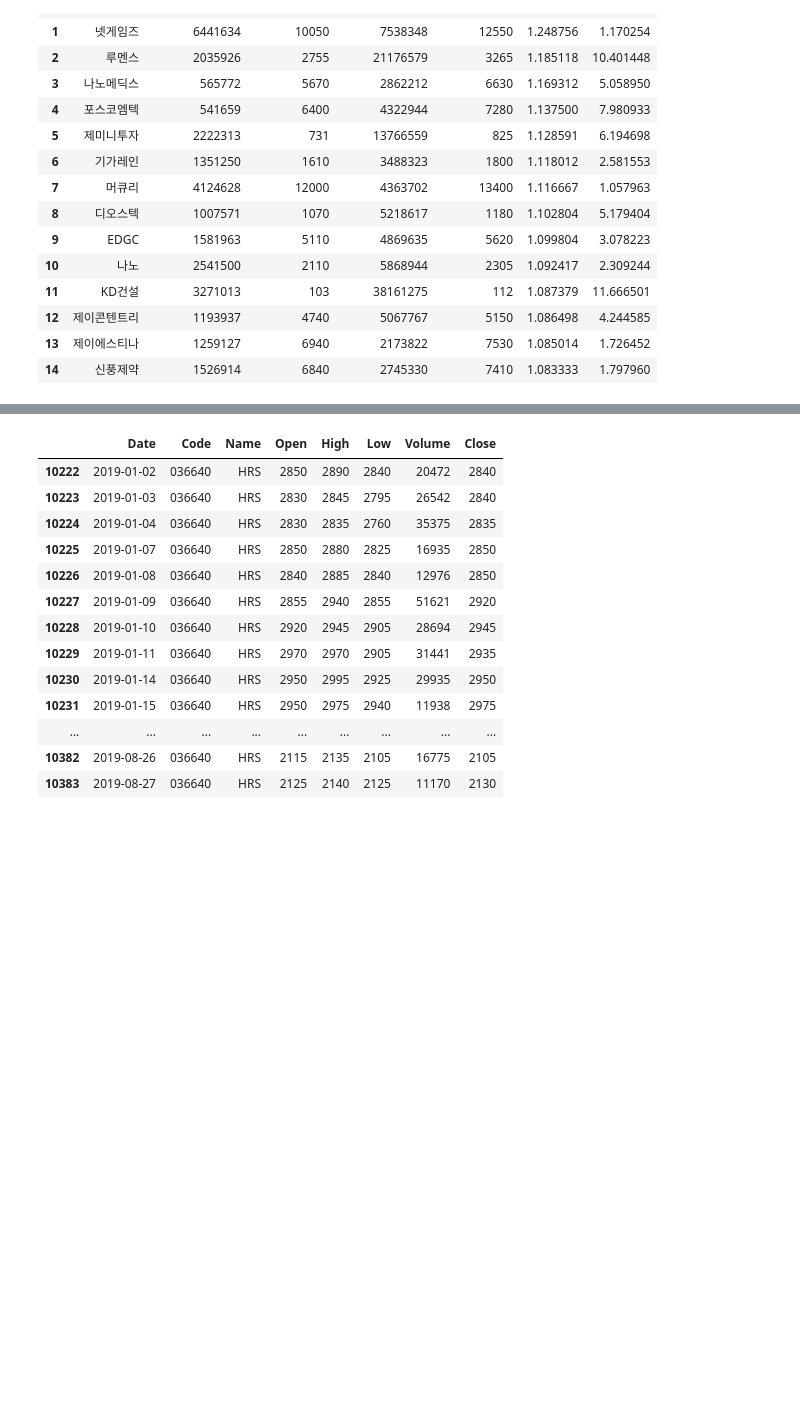
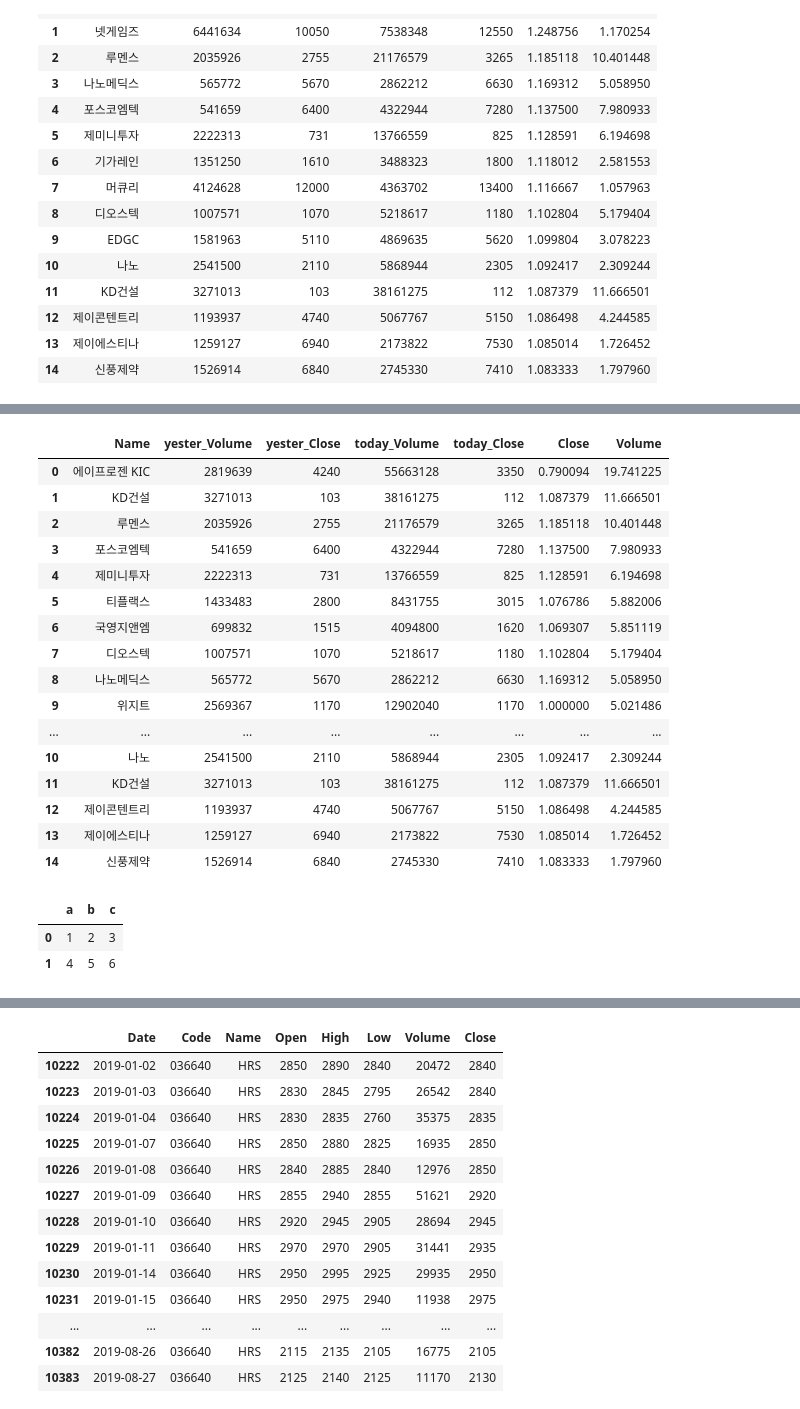
Before and after one commit to linux386/first_module, a Jupyter notebook: Attempt.ipynb, the cells around one changed output, grey strips where cells are left out. Drawn from its saved outputs; the diff is of its cells as text; code cells hidden in the pictures; blank space fills up the shorter version.

Commit message:
kkang

```diff
--- a/Attempt.ipynb
+++ b/Attempt.ipynb
@@ -560,0 +710,35 @@ print(today)
+# %%
+df
+# %% [output]
+|  | Name | yester_Volume | yester_Close | today_Volume | today_Close | Close | Volume |
+| 0 | 에이프로젠 KIC | 2819639 | 4240 | 55663128 | 3350 | 0.790094 | 19.741225 |
+| 1 | KD건설 | 3271013 | 103 | 38161275 | 112 | 1.087379 | 11.666501 |
+| 2 | 루멘스 | 2035926 | 2755 | 21176579 | 3265 | 1.185118 | 10.401448 |
+| 3 | 포스코엠텍 | 541659 | 6400 | 4322944 | 7280 | 1.137500 | 7.980933 |
+| 4 | 제미니투자 | 2222313 | 731 | 13766559 | 825 | 1.128591 | 6.194698 |
+| 5 | 티플랙스 | 1433483 | 2800 | 8431755 | 3015 | 1.076786 | 5.882006 |
+| 6 | 국영지앤엠 | 699832 | 1515 | 4094800 | 1620 | 1.069307 | 5.851119 |
+| 7 | 디오스텍 | 1007571 | 1070 | 5218617 | 1180 | 1.102804 | 5.179404 |
+| 8 | 나노메딕스 | 565772 | 5670 | 2862212 | 6630 | 1.169312 | 5.058950 |
+| 9 | 위지트 | 2569367 | 1170 | 12902040 | 1170 | 1.000000 | 5.021486 |
+| ... | ... | ... | ... | ... | ... | ... | ... |
+| 10 | 나노 | 2541500 | 2110 | 5868944 | 2305 | 1.092417 | 2.309244 |
+| 11 | KD건설 | 3271013 | 103 | 38161275 | 112 | 1.087379 | 11.666501 |
+| 12 | 제이콘텐트리 | 1193937 | 4740 | 5067767 | 5150 | 1.086498 | 4.244585 |
+| 13 | 제이에스티나 | 1259127 | 6940 | 2173822 | 7530 | 1.085014 | 1.726452 |
+| 14 | 신풍제약 | 1526914 | 6840 | 2745330 | 7410 | 1.083333 | 1.797960 |
+# %%
+f = open('kkang.txt','a')
+a = [{'a':1,'b':2,'c':3},{'a':4,'b':5,'c':6}]
+b = [{'a':7,'b':8,'c':9},{'a':10,'b':11,'c':12}]
+df1 = pd.DataFrame(a)
+df2 = pd.DataFrame(b)
+display(df1)
+df2
+f.write(df1.to_string())
+f.write(df2.to_string())
+f.close()
+# %% [output]
+|  | a | b | c |
+| 0 | 1 | 2 | 3 |
+| 1 | 4 | 5 | 6 |
```
Also changed, not shown: parts of 6 cells of this notebook, 1 other file.
